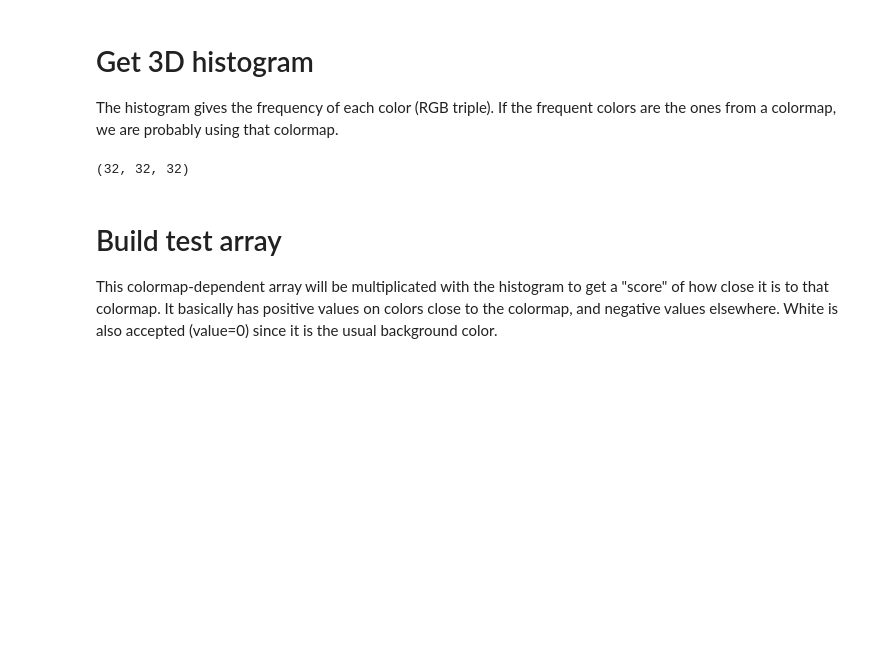
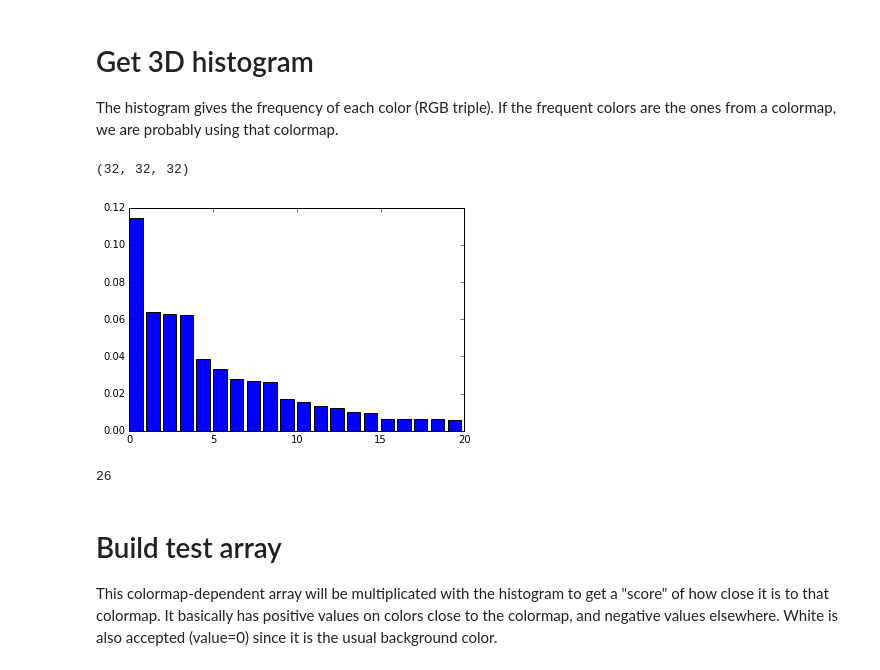
Before and after one commit to remram44/twitter_colormap_bot, a Jupyter notebook: notebooks/notebook.ipynb, the cells around one changed output. Saved outputs shown, nothing was run; the diff lists cells and outputs as text; code cells hidden in the pictures; blank space fills up the shorter version.

```diff
--- a/notebooks/notebook.ipynb
+++ b/notebooks/notebook.ipynb
@@ -39,6 +40,18 @@ histogram /= image.shape[0]
 histogram.shape
 # %% [output]
 (32, 32, 32)
+# %%
+from pylab import rcParams
+rcParams['figure.figsize'] = 6, 4
+max_bins = np.sort(histogram.flatten())[::-1]
+plt.bar(np.arange(20), max_bins[1:21])
+None
+# %% [output]
+[figure, added]
+# %%
+(max_bins > 0.005).sum()
+# %% [output]
+26
 # %% [markdown]
 # Build test array
 
```
Also changed, not shown: parts of 5 cells of this notebook, 1 other file.
